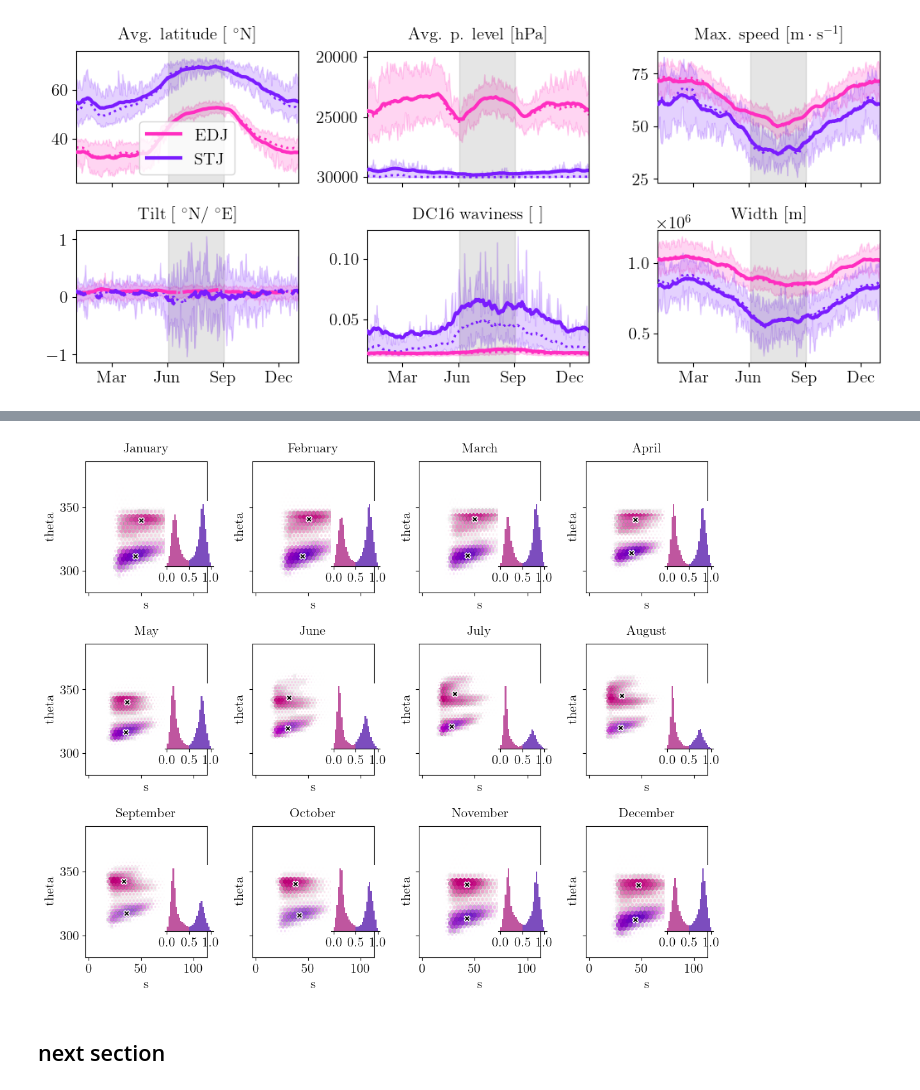
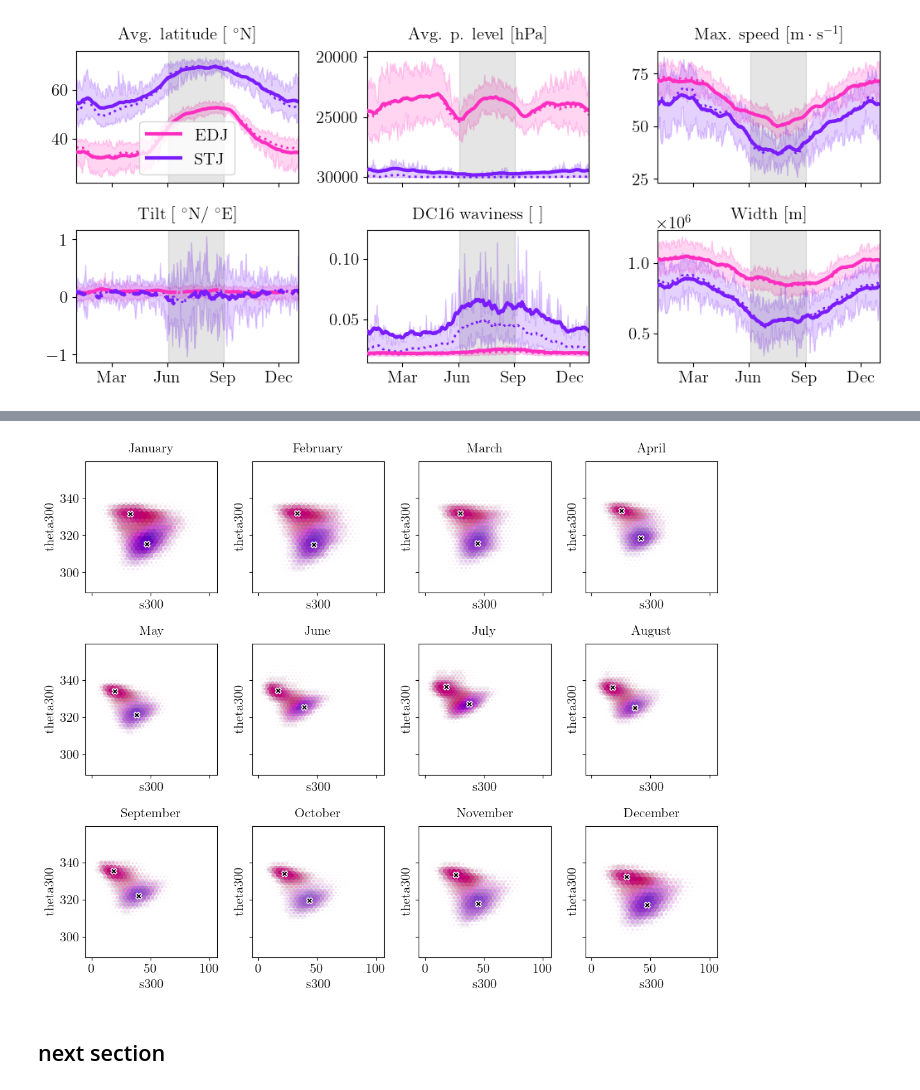
Before and after one commit to hbanderier/persistent-extremes-era5, a Jupyter notebook: Playgrounds/data_henrik_pg.ipynb, the cells around one changed output, grey strips where cells are left out. Saved outputs shown, nothing was run; the diff lists cells and outputs as text; code cells hidden in the pictures.

```diff
--- a/Playgrounds/data_henrik_pg.ipynb
+++ b/Playgrounds/data_henrik_pg.ipynb
@@ -294,7 +305,7 @@ nx, ny = 2, 2
 clu = Clusterplot(nx, ny, region=get_region(dh.da))
 t = np.sort(np.atleast_1d(np.random.randint(len(dh.da.time), size=nx * ny)))
 clu.add_contourf(dh.da["s"][t])
-huh = pl.Series(None, dh.da.time[t].values).cast(pl.Datetime("ms")).rename("time").to_frame().join(jets_ctrl, on="time").sort("time", "jet ID")
+huh = pl.Series(None, dh.da.time[t].values).cast(pl.Datetime("ms")).rename("time").to_frame().join(all_jets_one_df.cast({"time": pl.Datetime("ms")}), on="time").sort("time", "jet ID")
 for i, (_, jet_) in enumerate(huh.group_by("time", maintain_order=True)):
     x, y, c = jet_[["lon", "lat", "is_polar"]]
     clu.axes[i].scatter(x - clu.central_longitude, y, c=c, vmin=0, vmax=1, cmap=colormaps.BlWhRe)
@@ -303,11 +316,12 @@ for i, (_, jet_) in enumerate(huh.group_by("time", maintain_order=True)):
 # %%
 xys = []
-all_jets = jets
+all_jets = all_jets_one_df
+# .filter(pl.col("int") > 1.1e8)
 
 xys = np.array(xys)
 fig, axes = plt.subplots(3, 4, figsize=(11, 9), tight_layout=True, sharex="all", sharey="all")
 axes = axes.ravel()
-pair = ["s", "theta", "is_polar"]
+pair = ["s300", "theta300", "is_polar"]
 cmap = LinearSegmentedColormap.from_list("pinkredpurple", [COLORS[2], COLORS_EXT[10], COLORS[1]])
 bins = np.linspace(0, 1, 31)
 for month in trange(1, 13):
@@ -326,42 +340,42 @@ for month in trange(1, 13):
     offsets1 = np.asarray(list(map(tuple, im1.get_offsets())), dtype="f, f")
     offsets2 = np.asarray(list(map(tuple, im2.get_offsets())), dtype="f, f")
     mask12 = np.isin(offsets1, offsets2)
     colors = cmap(im2.get_array())
     colors = rgb_to_hsv(colors[:, :3])
     min_s, max_s = 0., 1.0
     min_v, max_v = 0.75, 1.
     scaling = np.clip(im1.get_array()[mask12] / im1.get_array()[mask12].max() * 1.1, 0, 1)
     f = lambda x: np.sqrt(x)
     colors[:, 1] = min_s + scaling * (max_s - min_s)
     colors[:, 2] = max_v - scaling * (max_v - min_v)
     colors = hsv_to_rgb(colors)
     im2.set_array(None)
     im2.set_facecolor(colors)
     # im2.set_linewidths(0.2)
     im2.set_linewidths(4 * (1 - f(scaling)) ** 2)
     im2.set_edgecolor(colormaps.greys(scaling))
     im2 = ax.add_collection(im2)
 
     ax.set_xlabel(pair[0])
     ax.set_ylabel(pair[1])
     if pair[0] in ["lev", "theta"]:
         ax.invert_xaxis()
     elif pair[1] in ["lev", "theta"]:
         ax.invert_yaxis()
 
     ax.set_title(MONTH_NAMES[month - 1])
     ax.scatter(*pl.concat([center_stj, center_edj])[pair[:2]].to_numpy().T, facecolor="black", edgecolor="white", marker="X", linewidths=1, s=45)
-    iax = ax.inset_axes([0.65, 0.2, 0.4, 0.5])
-    X1D = np.clip(X1D, 0, 1)
-    iax.hist(X1D, bins=bins, alpha=0.5, color="black")
-    iax.hist(X1D[probas > 0.5], bins=bins, alpha=0.5, color=COLORS[1])
-    iax.hist(X1D[probas < 0.5], bins=bins, alpha=0.5, color=COLORS[2])
-    iax.set_xticks([0, 0.5, 1])
-    iax.set_yticks([])
-    iax.spines[["left", "right", "top"]].set_visible(False)
-    plt.draw()
+    # iax = ax.inset_axes([0.65, 0.2, 0.4, 0.5])
+    # X1D = np.clip(X1D, 0, 1)
+    # iax.hist(X1D, bins=bins, alpha=0.5, color="black")
+    # iax.hist(X1D[probas > 0.5], bins=bins, alpha=0.5, color=COLORS[1])
+    # iax.hist(X1D[probas < 0.5], bins=bins, alpha=0.5, color=COLORS[2])
+    # iax.set_xticks([0, 0.5, 1])
+    # iax.set_yticks([])
+    # iax.spines[["left", "right", "top"]].set_visible(False)
+    # plt.draw()
 # fig.savefig(f"{FIGURES}/jet_detection_demo/gmix_demo")
 # %% [output]
-[figure, old version]
+[figure, new version]
 # %% [markdown]
 ## next section
```
Also changed, not shown: parts of 6 cells of this notebook, 2 other files.
